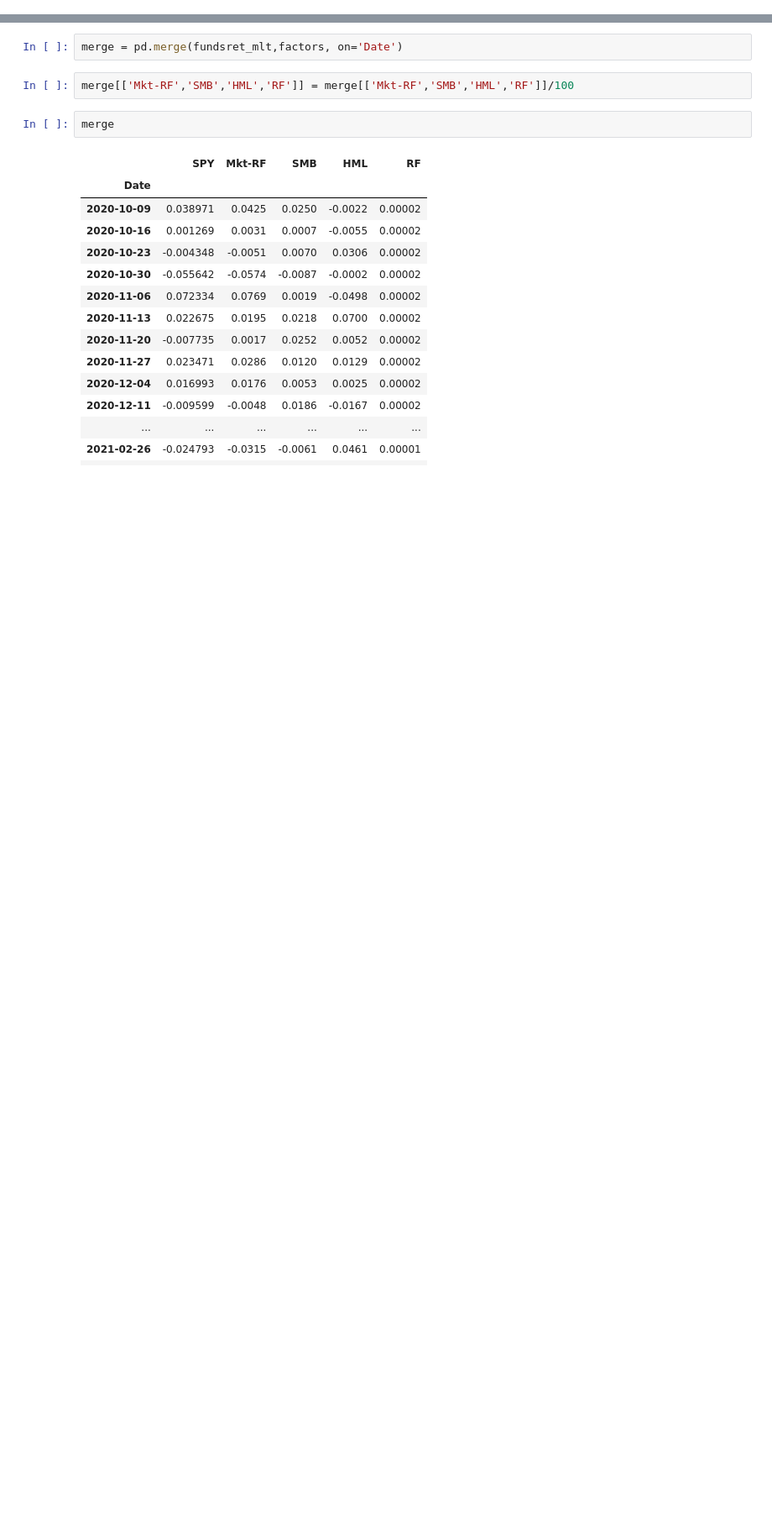
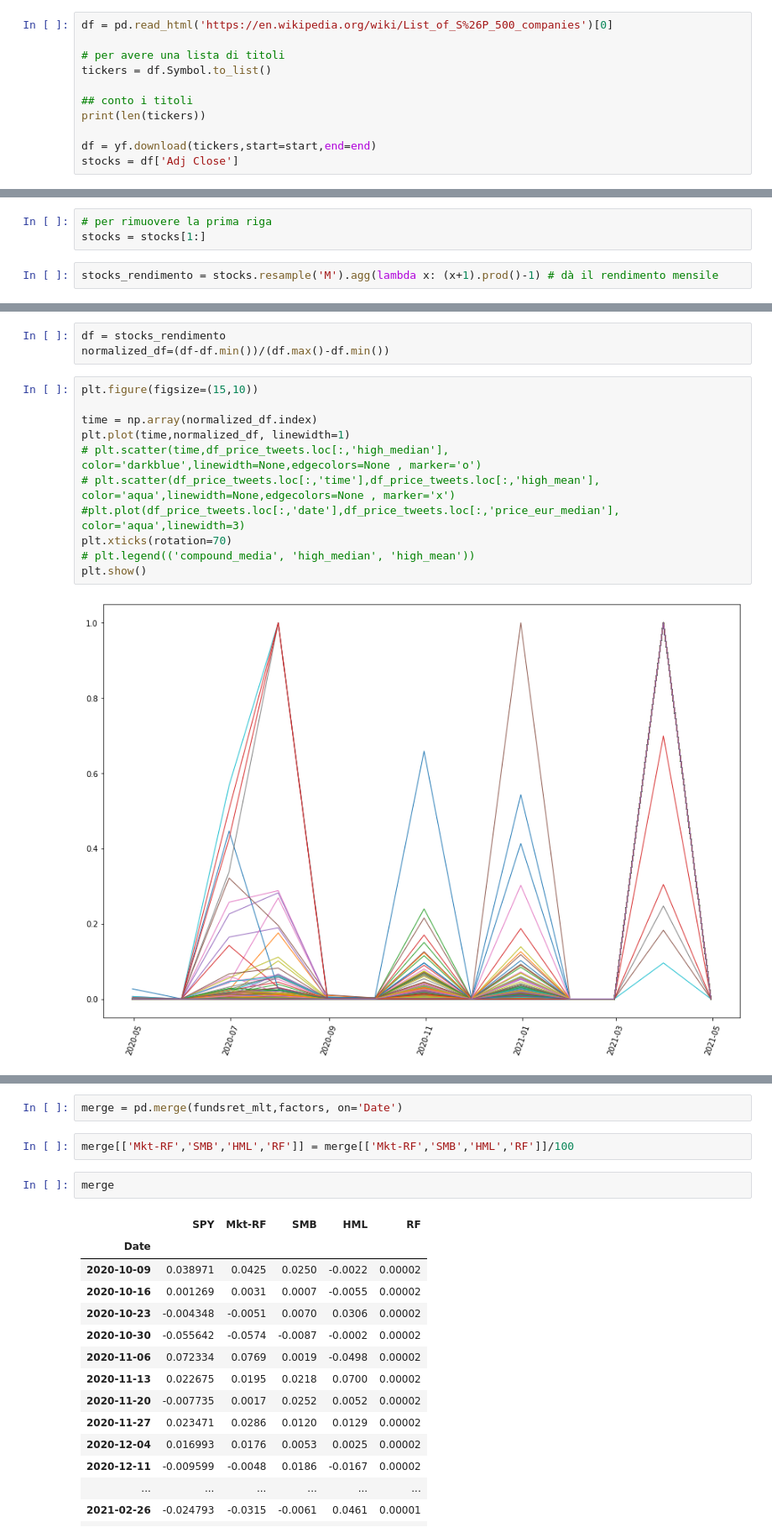
Before and after one commit to kevintr/DS_LAB_PSYCOLOGY_2021, a Jupyter notebook: FINANCE/Estrazione dati e Momentum.ipynb, the cells around one changed output, grey strips where cells are left out. Shown at 84% size. Saved outputs shown, nothing was run; the diff lists cells and outputs as text; blank space fills up the shorter version.

```diff
--- a/FINANCE/Estrazione dati e Momentum.ipynb
+++ b/FINANCE/Estrazione dati e Momentum.ipynb
@@ -15,0 +21,11 @@ funds = ['SPY']
+# %%
+df = pd.read_html('https://en.wikipedia.org/wiki/List_of_S%26P_500_companies')[0]
+
+# per avere una lista di titoli
+tickers = df.Symbol.to_list()
+
+## conto i titoli
+print(len(tickers))
+
+df = yf.download(tickers,start=start,end=end)
+stocks = df['Adj Close']
@@ -15,0 +68,5 @@ funds = ['SPY']
+# %%
+# per rimuovere la prima riga
+stocks = stocks[1:]
+# %%
+stocks_rendimento = stocks.resample('M').agg(lambda x: (x+1).prod()-1) # dà il rendimento mensile
@@ -15,0 +92,16 @@ funds = ['SPY']
+# %%
+df = stocks_rendimento
+normalized_df=(df-df.min())/(df.max()-df.min())
+# %%
+plt.figure(figsize=(15,10))
+
+time = np.array(normalized_df.index)
+plt.plot(time,normalized_df, linewidth=1)
+# plt.scatter(time,df_price_tweets.loc[:,'high_median'], color='darkblue',linewidth=None,edgecolors=None , marker='o')
+# plt.scatter(df_price_tweets.loc[:,'time'],df_price_tweets.loc[:,'high_mean'], color='aqua',linewidth=None,edgecolors=None , marker='x')
+#plt.plot(df_price_tweets.loc[:,'date'],df_price_tweets.loc[:,'price_eur_median'], color='aqua',linewidth=3)
+plt.xticks(rotation=70)
+# plt.legend(('compound_media', 'high_median', 'high_mean'))
+plt.show()
+# %% [output]
+[figure, added]
```
Also changed, not shown: parts of 38 cells of this notebook, 1 other file.
